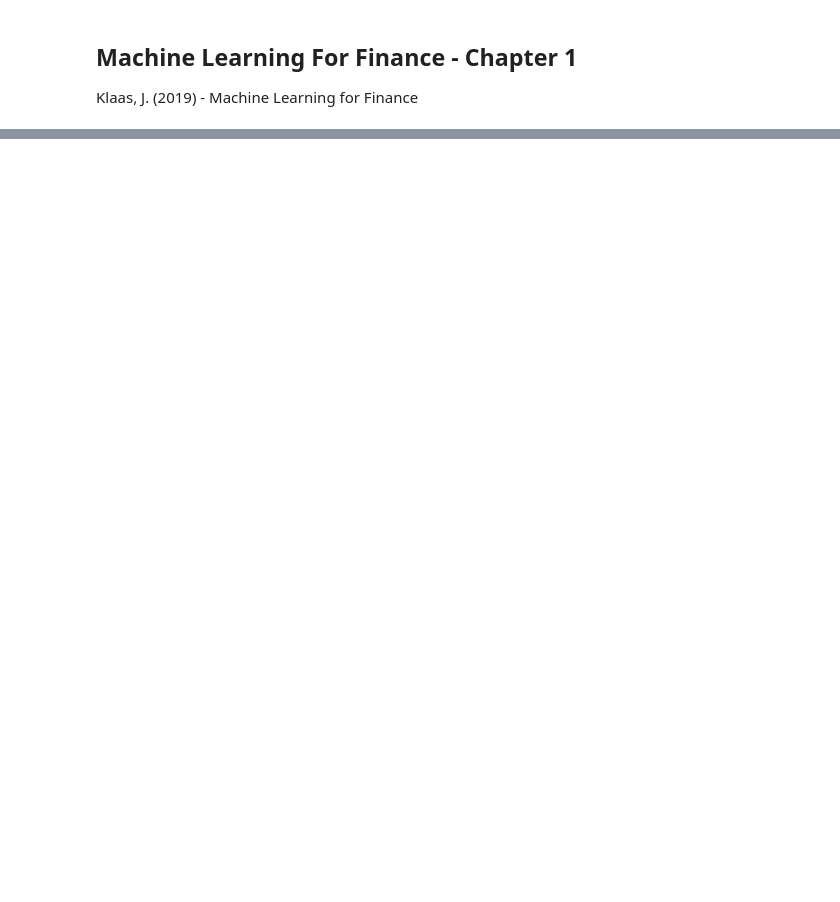
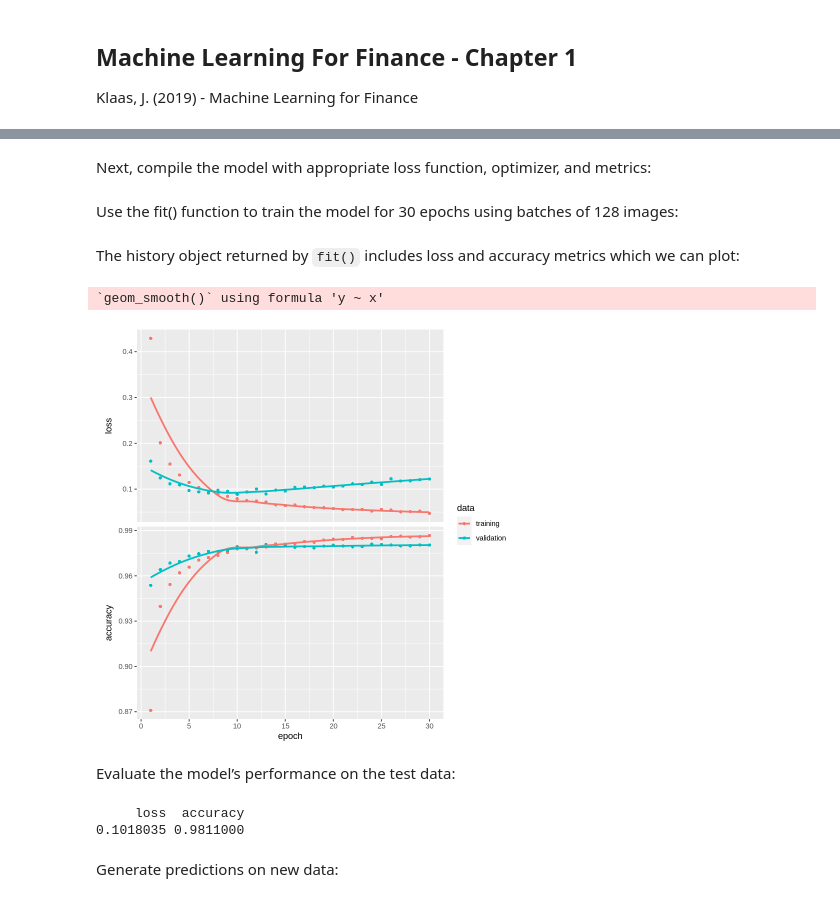
Before and after one commit to tanasrad/Machine-Learning-for-Finance, a Jupyter notebook: R_code_Machine_Learning_in_Finance.ipynb, the cells around one changed output, grey strips where cells are left out. Saved outputs shown, nothing was run; the diff lists cells and outputs as text; code cells hidden in the pictures; blank space fills up the shorter version.

```diff
--- a/R_code_Machine_Learning_in_Finance.ipynb
+++ b/R_code_Machine_Learning_in_Finance.ipynb
@@ -34,0 +352,7 @@ to explain the relationship between a dependent variable and a single independen
+# %%
+# reshape
+dim(x_train) <- c(nrow(x_train), 784)
+dim(x_test) <- c(nrow(x_test), 784)
+# rescale
+x_train <- x_train / 255
+x_test <- x_test / 255
@@ -34,0 +361,11 @@ to explain the relationship between a dependent variable and a single independen
+# %%
+y_train <- to_categorical(y_train, 10)
+y_test <- to_categorical(y_test, 10)
+# %%
+model <- keras_model_sequential()
+model %>%
+  layer_dense(units = 256, activation = "relu", input_shape = c(784)) %>%
+  layer_dropout(rate = 0.4) %>%
+  layer_dense(units = 128, activation = "relu") %>%
+  layer_dropout(rate = 0.3) %>%
+  layer_dense(units = 10, activation = "softmax")
@@ -34,0 +397,2 @@ to explain the relationship between a dependent variable and a single independen
+# %% [markdown]
+Next, compile the model with appropriate loss function, optimizer, and metrics:
@@ -34,0 +405,24 @@ to explain the relationship between a dependent variable and a single independen
+# %% [markdown]
+Use the fit() function to train the model for 30 epochs using batches of 128 images:
+# %%
+history <- model %>% fit(
+  x_train, y_train,
+  epochs = 30, batch_size = 128,
+  validation_split = 0.2
+)
+# %% [markdown]
+The history object returned by `fit()` includes loss and accuracy metrics which we can plot:
+# %%
+plot(history)
+# %% [output]
+`geom_smooth()` using formula 'y ~ x'
+[figure, added]
+# %% [markdown]
+Evaluate the model’s performance on the test data:
+# %%
+model %>% evaluate(x_test, y_test,verbose = 0)
+# %% [output]
+     loss  accuracy
+0.1018035 0.9811000
+# %% [markdown]
+Generate predictions on new data:
```
Also changed, not shown: parts of 43 cells of this notebook.
